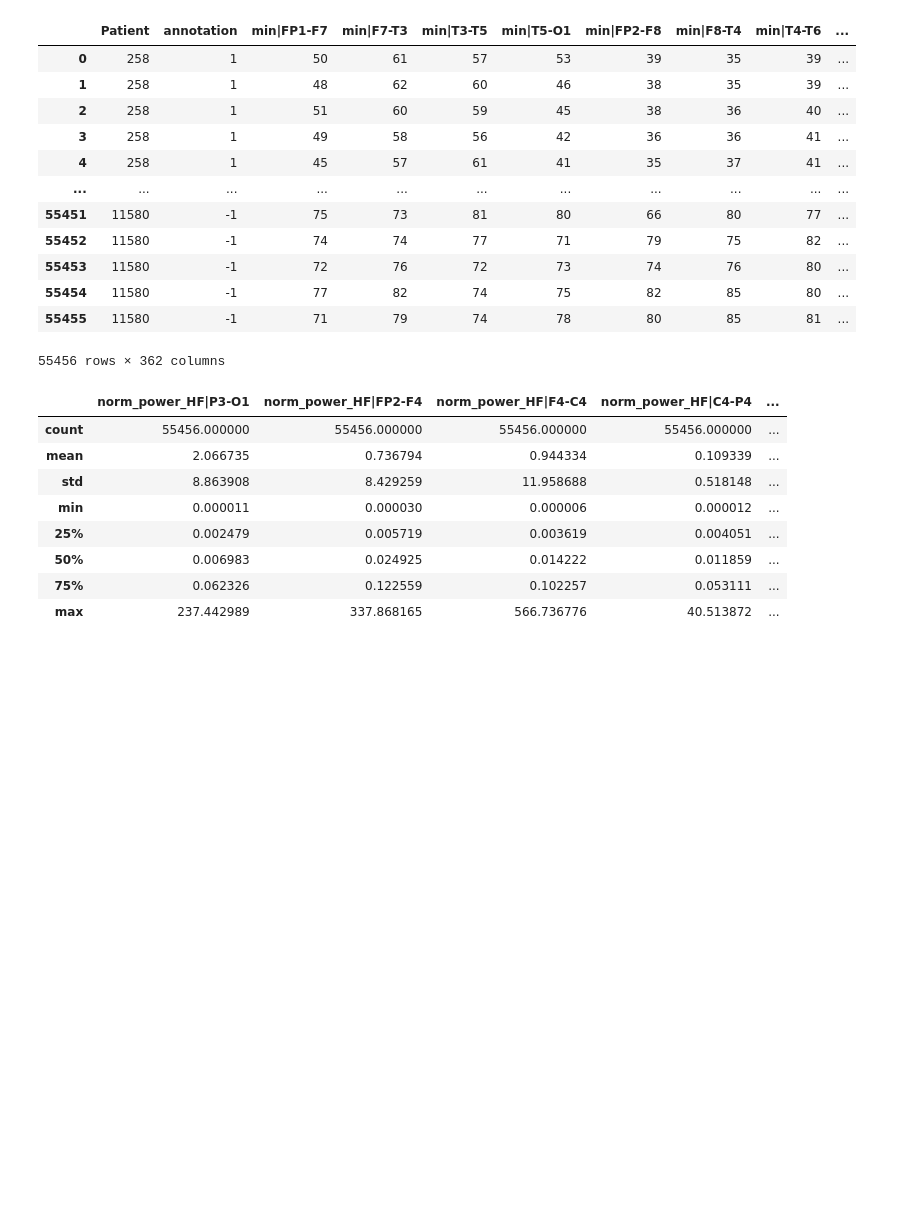
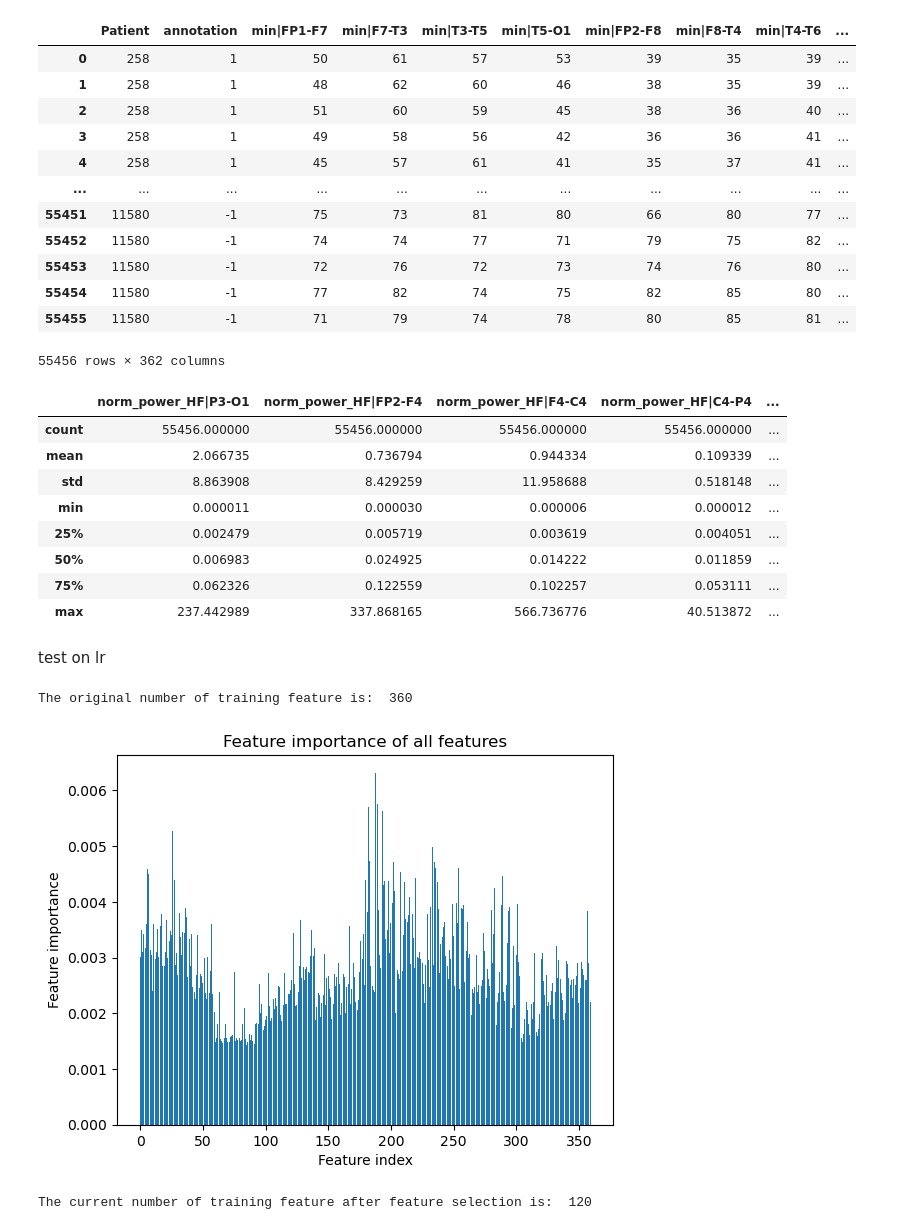
Before and after one commit to Hong-01/EE4C12-Epileptic-Seizure-Detection-using-EEG, a Jupyter notebook: Data_analysis.ipynb, the cells around one changed output. Drawn from its saved outputs; the diff is of its cells as text; code cells hidden in the pictures; blank space fills up the shorter version.

```diff
--- a/Data_analysis.ipynb
+++ b/Data_analysis.ipynb
@@ -15,8 +31,13 @@ from tslearn.metrics import dtw
 # %%
 random_state = 42
 # %%
-data = pd.read_csv('D:\\User\Zhixuan Ge\Onedrive TUDelft\OneDrive - Delft University of Technology\Courses\ML for EE\SZD\S&S_SZD\Project_Data_EE4C12_S&S_SZD.csv')
+#load data on Yanqi Hong's computer
+data = pd.read_csv('E:\DATA\TUD\Master\TUD_Master_Y1\Q1\EE4C12 Machine Learning For Electrical Engineering\CodeLab\Project\S&S_SZD (1)\Data\Project_Data_EE4C12_S&S_SZD.csv')
 data
+
+# # load data on Zhixuan's computer
+# data = pd.read_csv('D:\\User\Zhixuan Ge\Onedrive TUDelft\OneDrive - Delft University of Technology\Courses\ML for EE\SZD\S&S_SZD\Project_Data_EE4C12_S&S_SZD.csv')
+# data
 # %% [output]
 |  | Patient | annotation | min|FP1-F7 | min|F7-T3 | min|T3-T5 | min|T5-O1 | min|FP2-F8 | min|F8-T4 | min|T4-T6 | ... |
 | 0 | 258 | 1 | 50 | 61 | 57 | 53 | 39 | 35 | 39 | ... |
@@ -44,10 +65,13 @@ data.iloc[:, -5:].describe()
 | 75% | 0.062326 | 0.122559 | 0.102257 | 0.053111 | ... |
 | max | 237.442989 | 337.868165 | 566.736776 | 40.513872 | ... |
 # %%
+#
+
 Patient_count = data['Patient'].value_counts(sort=False)
 Patient_ID = Patient_count.index.values
 Patient_num = len(Patient_ID)
 Patient_ID_inv = dict(zip(Patient_ID, range(Patient_num)))
+
 
 itp_idx = []
 itp_idx.append(0)
@@ -56,14 +80,14 @@ for i in range(1, len(data)):
         itp_idx.append(i)
 itp_idx.append(len(data))
 
-data_list = []
+patient_data_list = []
 for i in range(Patient_num):
-    data_list.append([])
+    patient_data_list.append([])
 
 for i in range(1, len(itp_idx)):
     data_temp = data.iloc[itp_idx[i-1]:itp_idx[i]]
     Patient_temp = data_temp['Patient'].iloc[0]
-    data_list[Patient_ID_inv[Patient_temp]].append(data_temp)
+    patient_data_list[Patient_ID_inv[Patient_temp]].append(data_temp)
 # %%
 test_size = 0.25
 data_train, data_test = train_test_split(data, test_size=test_size, random_state=random_state, shuffle=True)
@@ -73,9 +97,9 @@ X_test_scaled = np.zeros([0, 360])
 y_train = np.zeros(0, dtype=int)
 y_test = np.zeros(0, dtype=int)
 
-for i in range(15):
-    for j in range(len(data_list[i])):
-        idx_search = data_list[i][j].index
+for i in range(Patient_num):
+    for j in range(len(patient_data_list[i])):
+        idx_search = patient_data_list[i][j].index
 
         idx_search_train = data_train.index.intersection(idx_search)
         idx_search_test = data_test.index.intersection(idx_search)
@@ -101,3 +125,29 @@ for i in range(15):
 
 X_train_scaled, y_train = sklearn.utils.shuffle(X_train_scaled, y_train, random_state=random_state)
 X_test_scaled, y_test = sklearn.utils.shuffle(X_test_scaled, y_test, random_state=random_state)
+# %% [markdown]
+test on lr
+# %%
+
+# Feature selection by extra tree classifier
+
+print("The original number of training feature is: ", X_train_scaled.shape[1])
+clf_etc = ExtraTreesClassifier(random_state=random_state).fit(X_train_scaled, y_train) # fit the model
+feature_importances = clf_etc.feature_importances_  # get the feature importance
+
+plt.bar(range(len(feature_importances)), feature_importances)   # plot the feature importance
+plt.xlabel("Feature index")
+plt.ylabel("Feature importance")
+plt.title("Feature importance of all features")
+plt.show()
+
+important_feature_indices=np.argsort(feature_importances)   # sort the feature importance
+important_feature_indices_cut=important_feature_indices[:int(len(important_feature_indices)/1.5)]   # select the most important features
+
+X_train_selected=np.delete(X_train_scaled,important_feature_indices_cut,1)    # delete the least important features
+X_test_selected=np.delete(X_test_scaled,important_feature_indices_cut,1)      # delete the least important features
+print("The current number of training feature after feature selection is: ", X_train_selected.shape[1])
+# %% [output]
+The original number of training feature is:  360
+[figure, added]
+The current number of training feature after feature selection is:  120
```
Also changed, not shown: parts of 8 cells of this notebook.
